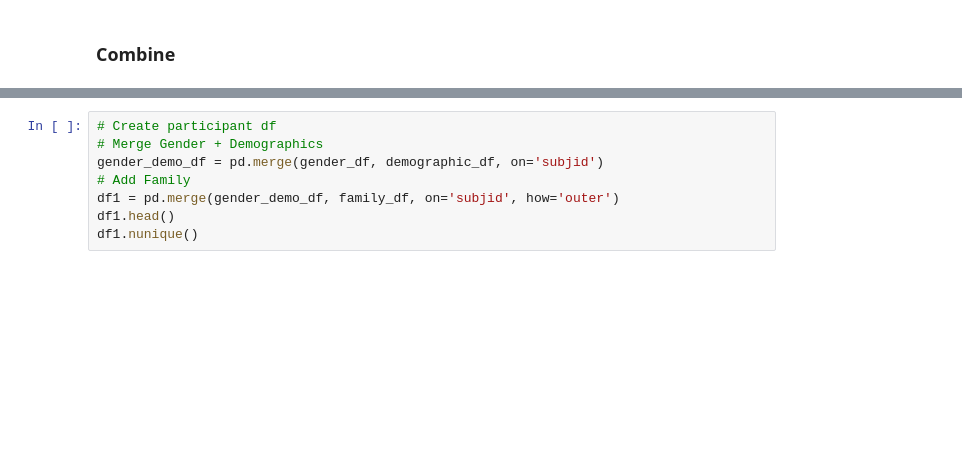
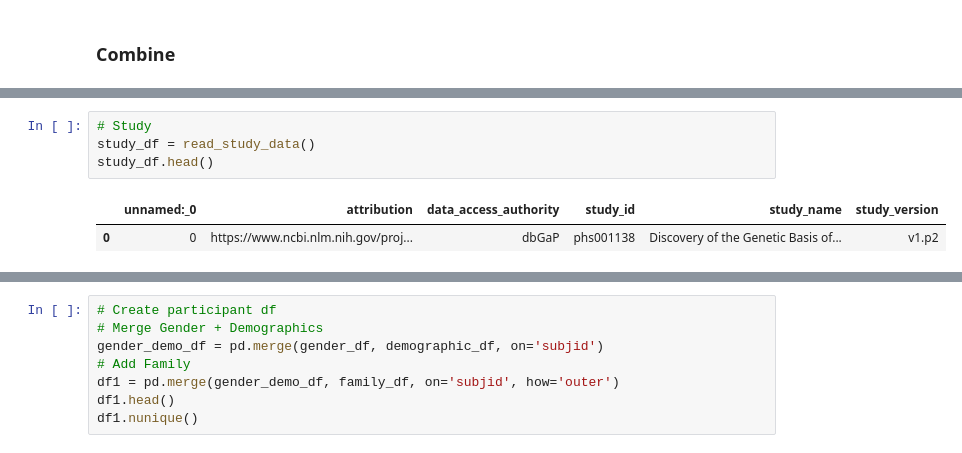
Before and after one commit to ConnorBarnhill/kf-api-dataservice, a Jupyter notebook: dataservice/util/data_import/seidman/Seidman-Import.ipynb, the cells around one changed output, grey strips where cells are left out. Drawn from its saved outputs; the diff is of its cells as text; blank space fills up the shorter version.

```diff
--- a/dataservice/util/data_import/seidman/Seidman-Import.ipynb
+++ b/dataservice/util/data_import/seidman/Seidman-Import.ipynb
@@ -499,0 +523,7 @@ dtype: int64
+# %%
+# Study
+study_df = read_study_data()
+study_df.head()
+# %% [output]
+|  | unnamed:_0 | attribution | data_access_authority | study_id | study_name | study_version |
+| 0 | 0 | https://www.ncbi.nlm.nih.gov/proj... | dbGaP | phs001138 | Discovery of the Genetic Basis of... | v1.p2 |
```
Also changed, not shown: parts of 14 cells of this notebook, 4 other files.
